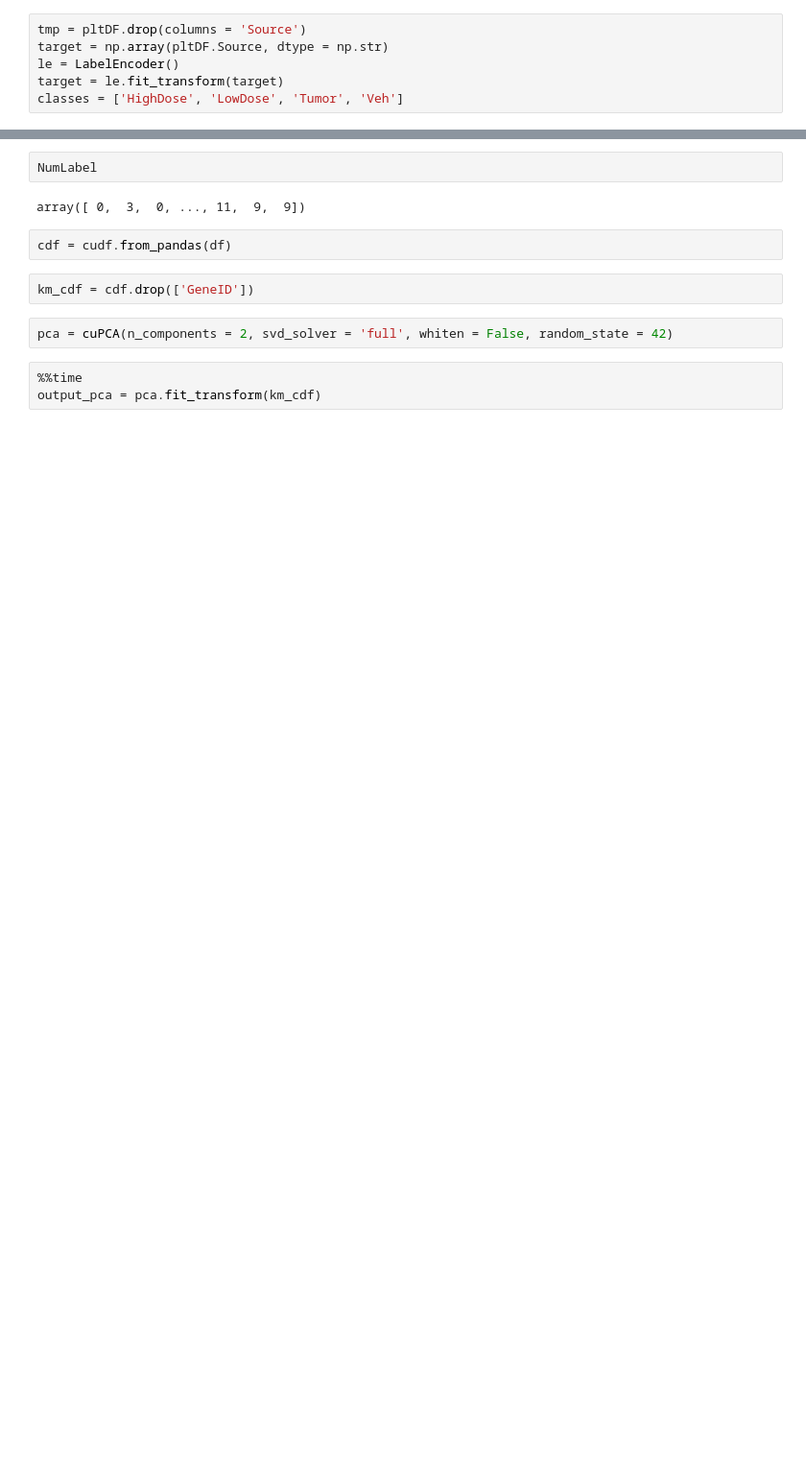
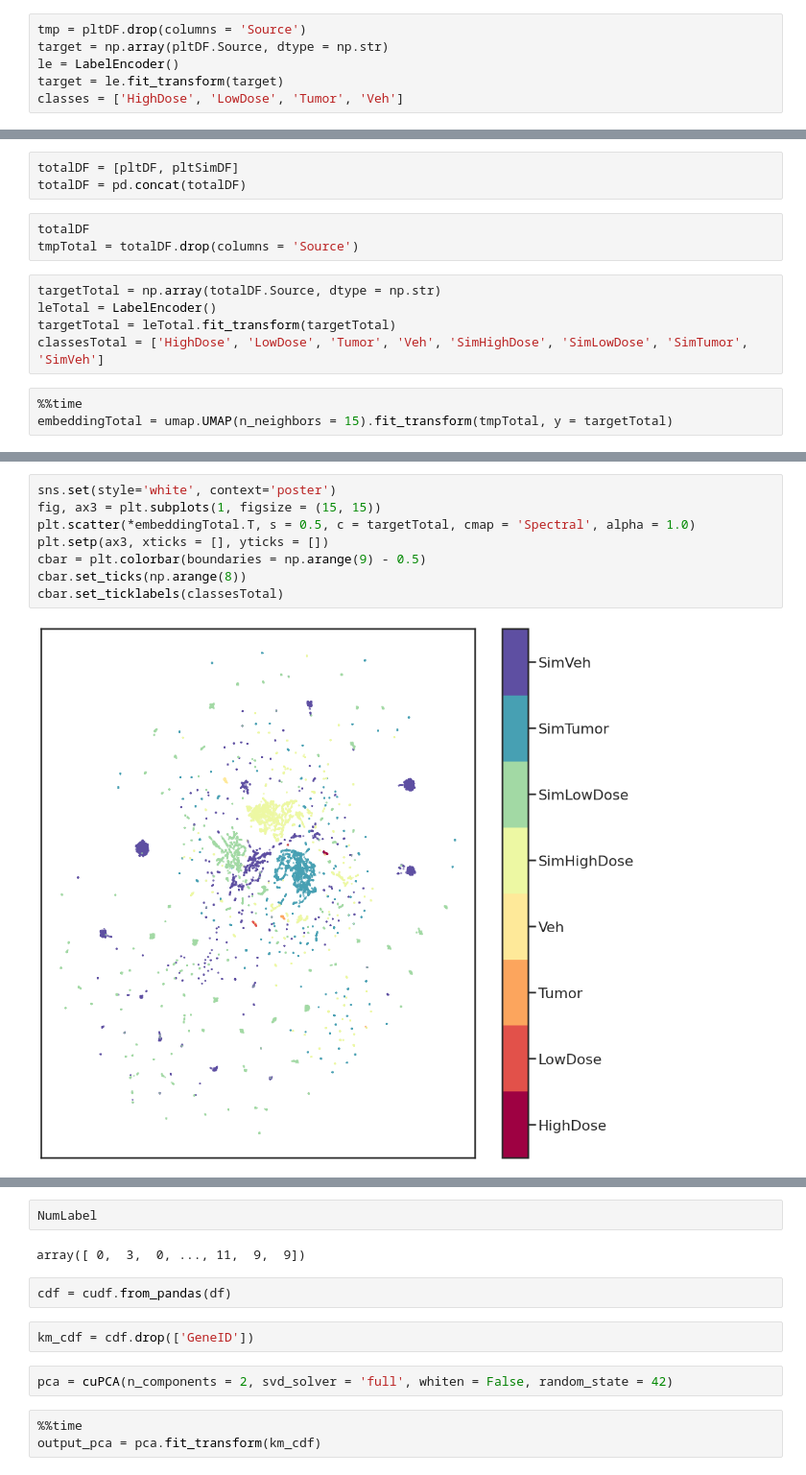
Before and after one commit to powerhorse1986/statsPlotGenerator, a Jupyter notebook: TestGPUPoweredUMAP.ipynb, the cells around one changed output, grey strips where cells are left out. Shown at 96% size. Cells and saved outputs as stored; diff of their text form; blank space fills up the shorter version.

```diff
--- a/TestGPUPoweredUMAP.ipynb
+++ b/TestGPUPoweredUMAP.ipynb
@@ -953,0 +912,14 @@ plt.plot()
+# %%
+totalDF = [pltDF, pltSimDF]
+totalDF = pd.concat(totalDF)
+# %%
+totalDF
+tmpTotal = totalDF.drop(columns = 'Source')
+# %%
+targetTotal = np.array(totalDF.Source, dtype = np.str)
+leTotal = LabelEncoder()
+targetTotal = leTotal.fit_transform(targetTotal)
+classesTotal = ['HighDose', 'LowDose', 'Tumor', 'Veh', 'SimHighDose', 'SimLowDose', 'SimTumor', 'SimVeh']
+# %%
+%%time
+embeddingTotal = umap.UMAP(n_neighbors = 15).fit_transform(tmpTotal, y = targetTotal)
@@ -953,0 +929,10 @@ plt.plot()
+# %%
+sns.set(style='white', context='poster')
+fig, ax3 = plt.subplots(1, figsize = (15, 15))
+plt.scatter(*embeddingTotal.T, s = 0.5, c = targetTotal, cmap = 'Spectral', alpha = 1.0)
+plt.setp(ax3, xticks = [], yticks = [])
+cbar = plt.colorbar(boundaries = np.arange(9) - 0.5)
+cbar.set_ticks(np.arange(8))
+cbar.set_ticklabels(classesTotal)
+# %% [output]
+[figure, added]
```
Also changed, not shown: parts of 59 cells of this notebook.
